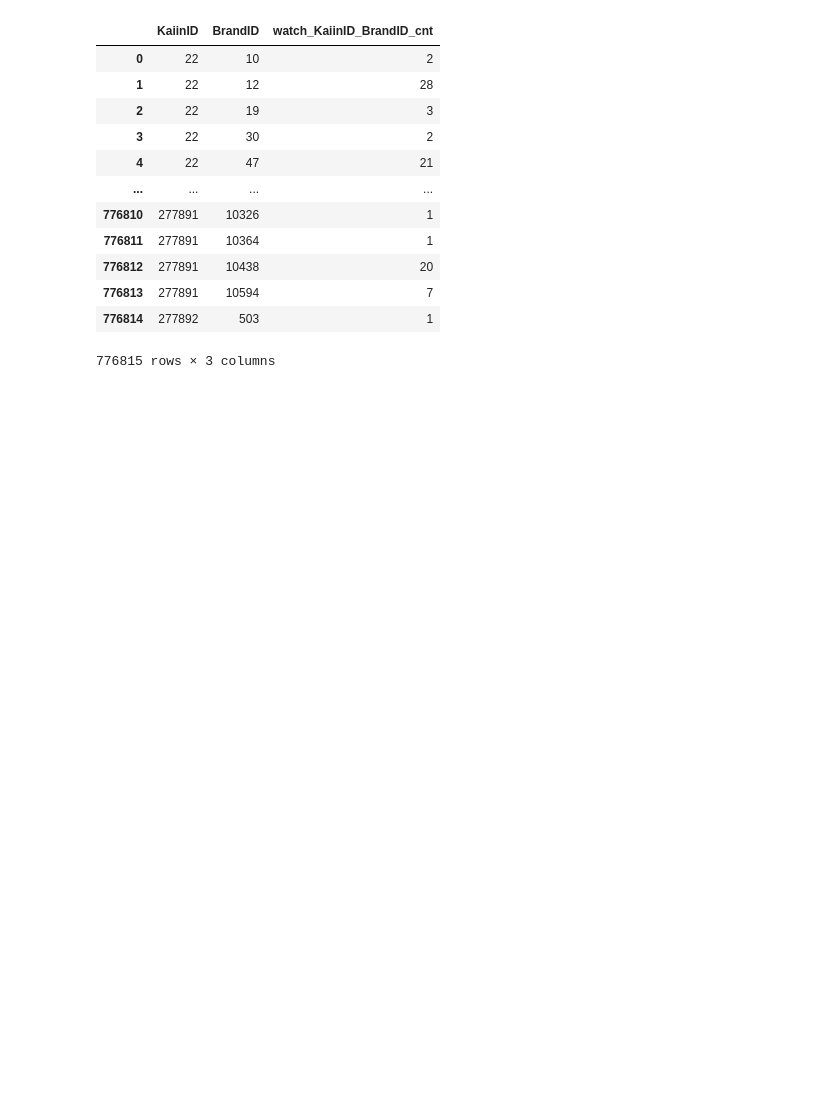
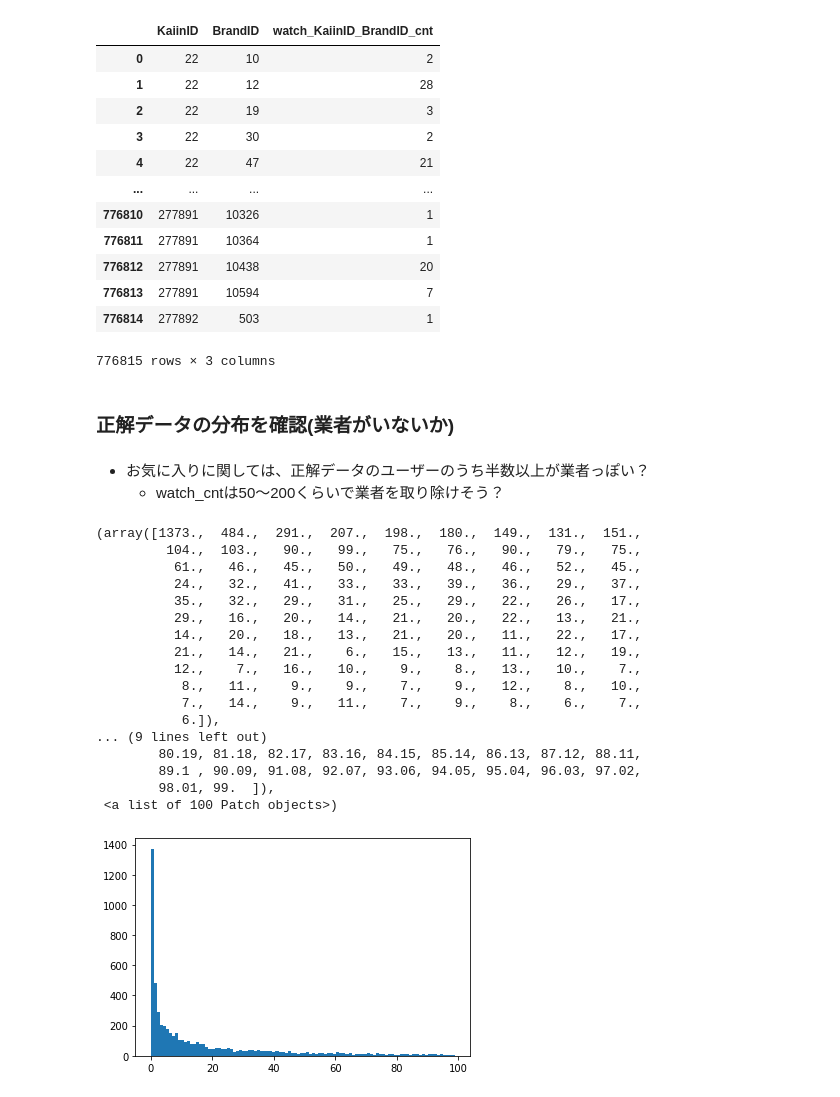
Before and after one commit to nobububi/Brandear, a Jupyter notebook: eda_users.ipynb, the cells around one changed output. Cells and saved outputs as stored; diff of their text form; code cells hidden in the pictures; blank space fills up the shorter version.

```diff
--- a/eda_users.ipynb
+++ b/eda_users.ipynb
@@ -15,10 +15,9 @@ pd.set_option('display.max_columns', 50)
 %autoreload 2
 import brandear_est as be
 # %%
-MIMIC_DIR = os.path.join(os.getcwd(), "../../data/mimic/")
-INPUT_DIR = os.path.join(os.getcwd(), "../../data/input/")
+INPUT_DIR = os.path.join(os.getcwd(), "../../data/input")
 IMD_DIR = os.path.join(os.getcwd(), "../../data/intermediate/")
-SUBMIT_DIR = os.path.join(os.getcwd(), "../../data/submit/")
+IMD_INPUT_DIR = os.path.join(IMD_DIR, "pickled_inputs")
 
 dset_to_period = {
     "train": {"oldest": datetime.datetime(2019, 9, 3, 0, 0, 0),
@@ -32,10 +31,10 @@ dset_to_period = {
 }
 # %%
 # 元データ読み込み
-auction= pd.read_pickle(IMD_DIR + "202001171749" + "_auction.pkl")
-watch= pd.read_pickle(IMD_DIR + "202001171749" + "_watch.pkl")
-bid= pd.read_pickle(IMD_DIR + "202001171749" + "_bid.pkl")
-bid_success= pd.read_pickle(IMD_DIR + "202001171749" + "_bid_success.pkl")
-sample_sub = pd.read_csv(INPUT_DIR + "sample_submission.csv")
+auction= pd.read_pickle(IMD_INPUT_DIR + "/auction.pkl")
+watch= pd.read_pickle(IMD_INPUT_DIR + "/watch.pkl")
+bid= pd.read_pickle(IMD_INPUT_DIR + "/bid.pkl")
+bid_success= pd.read_pickle(IMD_INPUT_DIR + "/bid_success.pkl")
+sample_sub = pd.read_csv(INPUT_DIR + "/sample_submission.csv")
 
 sub_users = sample_sub[["KaiinID"]].drop_duplicates()
@@ -232,0 +207,37 @@ get_value_counts(watch_auc, ["KaiinID", "BrandID"], "watch", dset_to_period["val
+# %% [markdown]
+### 正解データの分布を確認(業者がいないか)
+# %% [markdown]
+- お気に入りに関しては、正解データのユーザーのうち半数以上が業者っぽい？
+    - watch_cntは50〜200くらいで業者を取り除けそう？
+# %%
+dset_type = "valid_for_sub"
+targets = extract_target_actions(watch, bid, dset_to_period[dset_type])
+watch_arranged, bid_arranged, auction_arranged = (
+    arrange_inputs(watch=watch, bid=bid, auction=auction, period=dset_to_period[dset_type])
+)
+watch_cnt = watch_arranged.groupby("KaiinID").size().reset_index().rename(columns={0: "watch_cnt"})
+bid_cnt = bid_arranged.groupby("KaiinID").size().reset_index().rename(columns={0: "bid_cnt"})
+# %%
+targets_cnt = targets[["KaiinID", "watch_actioned", "bid_actioned"]].groupby("KaiinID", as_index=False).sum()
+targets_cnts = targets_cnt.merge(watch_cnt, on="KaiinID", how="left").merge(bid_cnt, on="KaiinID", how="left").fillna(0)
+# %%
+plt.hist(targets_cnts["bid_cnt"][targets_cnts["bid_cnt"] < 100],bins=100)
+# %% [output]
+(array([1373.,  484.,  291.,  207.,  198.,  180.,  149.,  131.,  151.,
+         104.,  103.,   90.,   99.,   75.,   76.,   90.,   79.,   75.,
+          61.,   46.,   45.,   50.,   49.,   48.,   46.,   52.,   45.,
+          24.,   32.,   41.,   33.,   33.,   39.,   36.,   29.,   37.,
+          35.,   32.,   29.,   31.,   25.,   29.,   22.,   26.,   17.,
+          29.,   16.,   20.,   14.,   21.,   20.,   22.,   13.,   21.,
+          14.,   20.,   18.,   13.,   21.,   20.,   11.,   22.,   17.,
+          21.,   14.,   21.,    6.,   15.,   13.,   11.,   12.,   19.,
+          12.,    7.,   16.,   10.,    9.,    8.,   13.,   10.,    7.,
+           8.,   11.,    9.,    9.,    7.,    9.,   12.,    8.,   10.,
+           7.,   14.,    9.,   11.,    7.,    9.,    8.,    6.,    7.,
+           6.]),
+... (9 lines left out)
+        80.19, 81.18, 82.17, 83.16, 84.15, 85.14, 86.13, 87.12, 88.11,
+        89.1 , 90.09, 91.08, 92.07, 93.06, 94.05, 95.04, 96.03, 97.02,
+        98.01, 99.  ]),
+ <a list of 100 Patch objects>)
+[figure, added]
```
Also changed, not shown: parts of 10 cells of this notebook, 21 other files.
